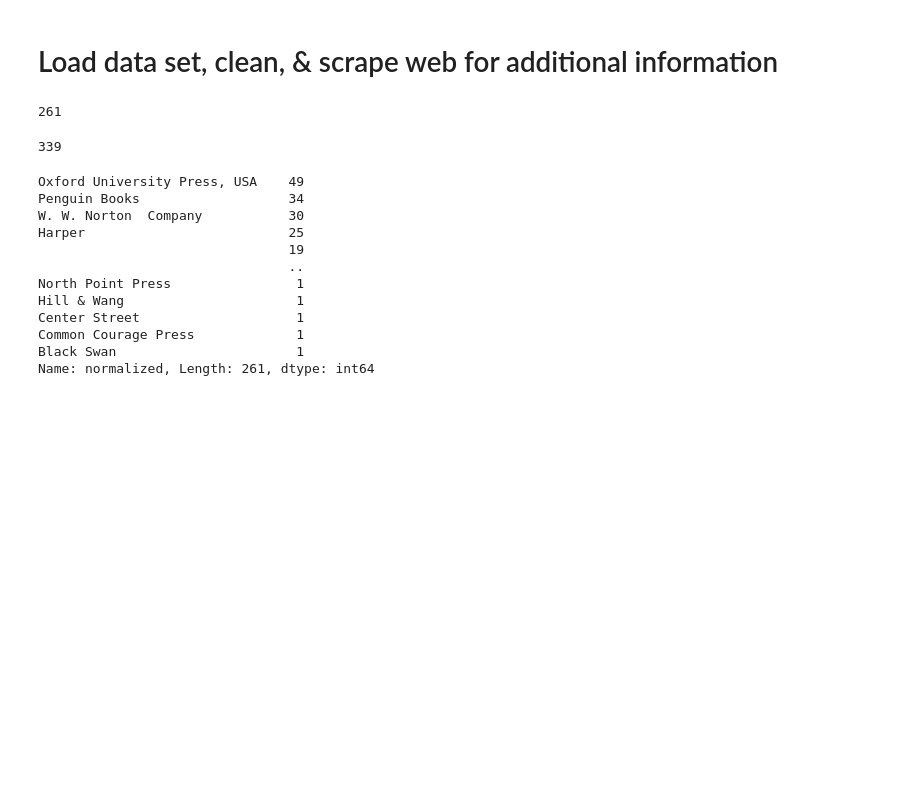
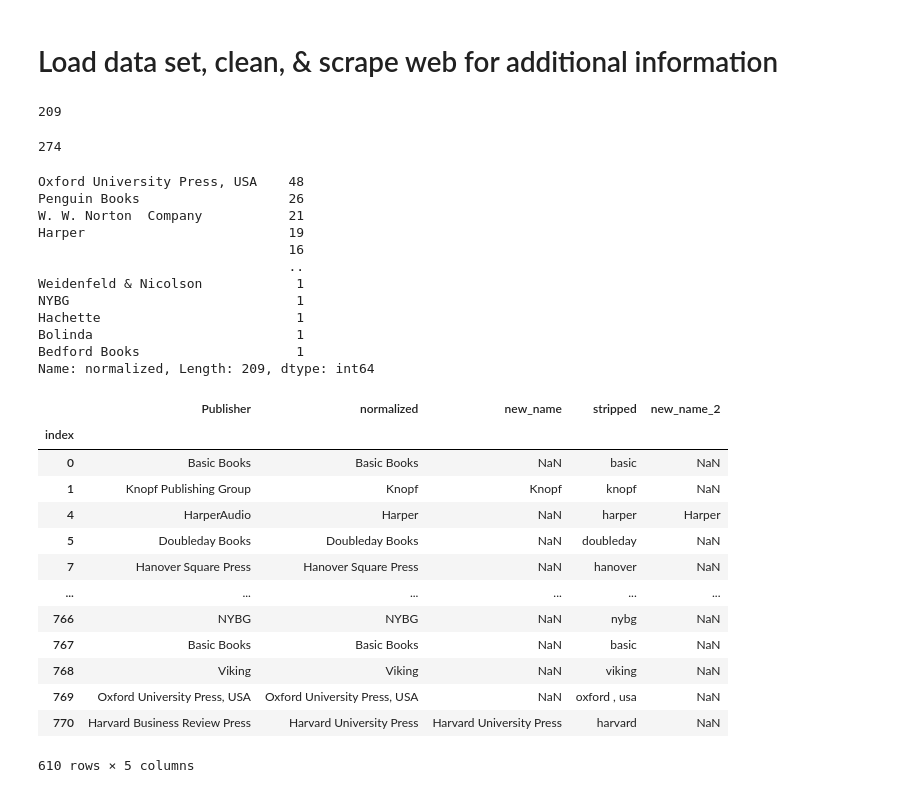
Before and after one commit to craig0a/reading_history_analysis, a Jupyter notebook: 3a - publisher_normalization.ipynb, the cells around one changed output. Saved outputs shown, nothing was run; the diff lists cells and outputs as text; code cells hidden in the pictures; blank space fills up the shorter version.

```diff
--- a/3a - publisher_normalization.ipynb
+++ b/3a - publisher_normalization.ipynb
@@ -9,7 +9,7 @@ from sklearn.metrics.pairwise import cosine_similarity
 # %% [markdown]
 # Load data set, clean, & scrape web for additional information
 # %%
-publishers = pd.read_csv('./goodreads_library_export.csv', usecols = ['Publisher']).fillna('')
+publishers = pd.read_csv('./goodreads_library_export_cleaned.csv',  index_col = 0)[['Publisher']].fillna('')
 # %%
 publishers['normalized'] = publishers['Publisher'].apply(lambda s: s.split('/')[0].strip())
 # %%
@@ -50,7 +50,10 @@ publisher_map = pd.DataFrame.from_dict(publisher_map, orient = 'index')
 publisher_map.index.name = 'old_name'
 publisher_map = publisher_map.rename(columns = {0:'new_name'})
 # %%
-publishers = pd.DataFrame(publishers).merge(publisher_map, left_on = 'normalized', right_on = 'old_name', how = 'left')
+publishers['index'] = publishers.index
+publishers = pd.DataFrame(publishers).merge(publisher_map, left_on = 'normalized',
+                                            right_on = 'old_name', how = 'left')
+publishers = publishers.set_index('index')
 # %%
 idx = publishers.new_name.notnull()
 publishers.loc[idx, 'normalized'] = publishers.loc[idx, 'new_name']
@@ -106,31 +109,34 @@ publisher_map = pd.DataFrame.from_dict(publisher_map, orient = 'index')
 publisher_map.index.name = 'old_name'
 publisher_map = publisher_map.rename(columns = {0:'new_name_2'})
 # %%
-publishers = pd.DataFrame(publishers).merge(publisher_map, left_on = 'normalized', right_on = 'old_name', how = 'left')
+publishers['index'] = publishers.index
+publishers = pd.DataFrame(publishers).merge(publisher_map, left_on = 'normalized',
+                                            right_on = 'old_name', how = 'left')
+publishers = publishers.set_index('index')
 # %%
 idx = publishers.new_name_2.notnull()
 publishers.loc[idx, 'normalized'] = publishers.loc[idx, 'new_name_2']
 # %%
 len(publishers.normalized.unique())
 # %% [output]
-261
+209
 # %%
 len(publishers.Publisher.unique())
 # %% [output]
-339
+274
 # %%
 publishers.normalized.value_counts()
 # %% [output]
-Oxford University Press, USA    49
-Penguin Books                   34
-W. W. Norton  Company           30
-Harper                          25
-                                19
+Oxford University Press, USA    48
+Penguin Books                   26
+W. W. Norton  Company           21
+Harper                          19
+                                16
                                 ..
-North Point Press                1
-Hill & Wang                      1
-Center Street                    1
-Common Courage Press             1
-Black Swan                       1
-Name: normalized, Length: 261, dtype: int64
+Weidenfeld & Nicolson            1
+NYBG                             1
+Hachette                         1
+Bolinda                          1
+Bedford Books                    1
+Name: normalized, Length: 209, dtype: int64
 # %%
@@ -139 +144,18 @@ output.name = 'Publisher'
 output.to_pickle('20191128_normalized_publisher.pkl')
+# %%
+publishers
+# %% [output]
+|  | Publisher | normalized | new_name | stripped | new_name_2 |
+| index |  |  |  |  |  |
+| 0 | Basic Books | Basic Books | NaN | basic | NaN |
+| 1 | Knopf Publishing Group | Knopf | Knopf | knopf | NaN |
+| 4 | HarperAudio | Harper | NaN | harper | Harper |
+| 5 | Doubleday Books | Doubleday Books | NaN | doubleday | NaN |
+| 7 | Hanover Square Press | Hanover Square Press | NaN | hanover | NaN |
+| ... | ... | ... | ... | ... | ... |
+| 766 | NYBG | NYBG | NaN | nybg | NaN |
+| 767 | Basic Books | Basic Books | NaN | basic | NaN |
+| 768 | Viking | Viking | NaN | viking | NaN |
+| 769 | Oxford University Press, USA | Oxford University Press, USA | NaN | oxford , usa | NaN |
+| 770 | Harvard Business Review Press | Harvard University Press | Harvard University Press | harvard | NaN |
+610 rows × 5 columns
```
Also changed, not shown: parts of 1 cell of this notebook, 8 other files.
